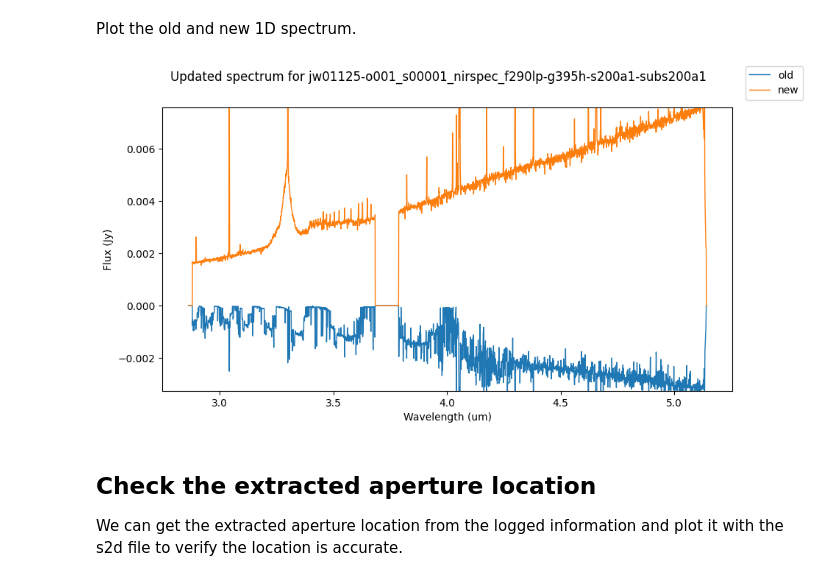
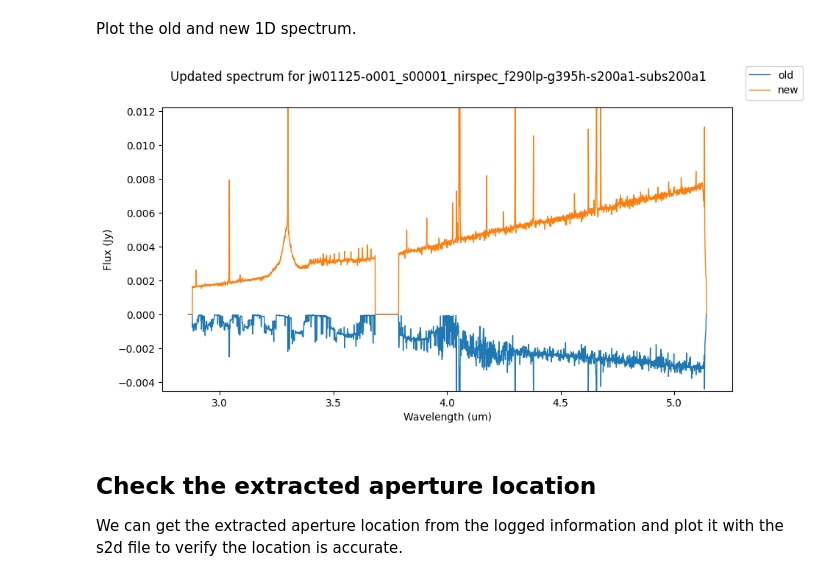
Before and after one commit to spacetelescope/jwst-caveat-examples, a Jupyter notebook: NIRSPEC_General/nrs_recenter_extraction_workaround.ipynb, the cells around one changed output. Saved outputs shown, nothing was run; the diff lists cells and outputs as text; code cells hidden in the pictures.

```diff
--- a/NIRSPEC_General/nrs_recenter_extraction_workaround.ipynb
+++ b/NIRSPEC_General/nrs_recenter_extraction_workaround.ipynb
@@ -191,7 +191,7 @@ for s2d in s2d_names:
 # %% [markdown]
 Plot the old and new 1D spectrum.
 # %%
-def compare_spectra(spec1_names, spec2_names, label1='old', label2='new', scale_percent=1):
+def compare_spectra(spec1_names, spec2_names, label1='old', label2='new', scale_percent=0.2):
     fig, ax = plt.subplots(1, 1, figsize=(10, 5))
     plt.suptitle(f'Updated spectrum for {spec3_name}')
 
@@ -206,34 +206,34 @@ def compare_spectra(spec1_names, spec2_names, label1='old', label2='new', scale_
                     header = hdu.header
                     flux_plot = ax.plot(data['WAVELENGTH'], data['FLUX'], linewidth=1, label=label1)
 
                     ax.set_xlabel(f"Wavelength ({header['TUNIT1']})")
                     ax.set_ylabel(f"Flux ({header['TUNIT2']})")
                     all_flux = np.hstack([all_flux, data['FLUX']])
 
     # new extracted spectrum
     for i, name in enumerate(spec2_names):
         with fits.open(name) as hdulist:
             for extnum in range(len(hdulist)):
                 hdu = hdulist[extnum]
                 if hdu.name == 'EXTRACT1D':
                     data = hdu.data
                     header = hdu.header
                     flux_plot = ax.plot(data['WAVELENGTH'], data['FLUX'], linewidth=1, label=label2)
 
                     ax.set_xlabel(f"Wavelength ({header['TUNIT1']})")
                     ax.set_ylabel(f"Flux ({header['TUNIT2']})")
                     all_flux = np.hstack([all_flux, data['FLUX']])
 
     ax.set_ylim([np.nanpercentile(all_flux, scale_percent),
                  np.nanpercentile(all_flux, 100 - scale_percent)])
 
     handles, labels = ax.get_legend_handles_labels()
     if len(labels) < 20:
         fig.legend()
 
 compare_spectra(x1d_names, auto_x1d_names)
 # %% [output]
-[figure, old version]
+[figure, new version]
 # %% [markdown]
 ## Check the extracted aperture location
 
```
Also changed, not shown: parts of 5 cells of this notebook.
